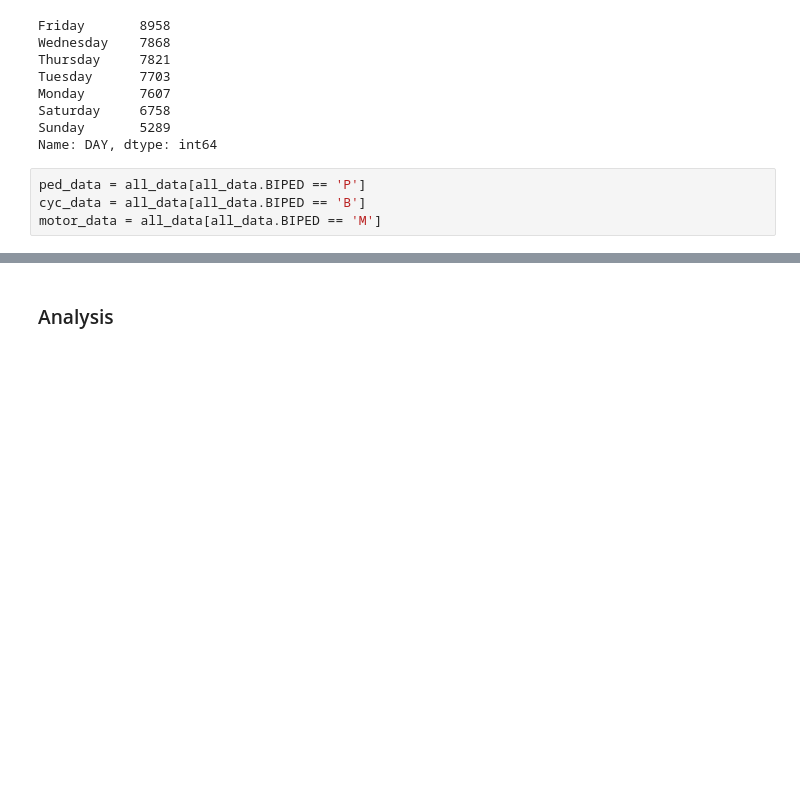
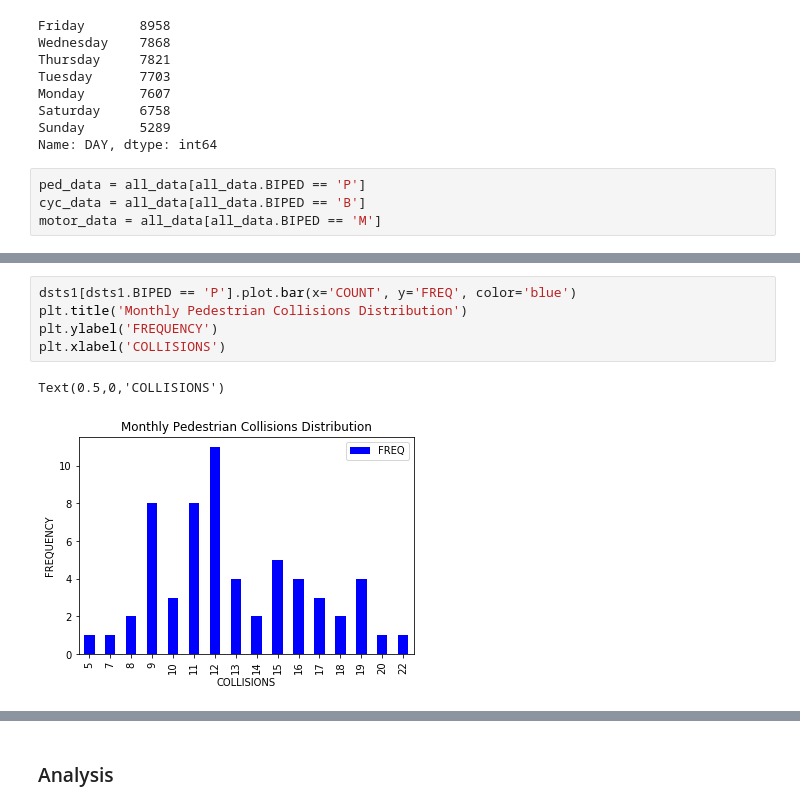
Before and after one commit to UNCG-CSE/GSBO_City_Collision_Data_Analysis, a Jupyter notebook: src/Pedestrian.ipynb, the cells around one changed output, grey strips where cells are left out. Saved outputs shown, nothing was run; the diff lists cells and outputs as text; blank space fills up the shorter version.

Commit message:
Update Pedestrian.ipynb
add statistics

```diff
--- a/src/Pedestrian.ipynb
+++ b/src/Pedestrian.ipynb
@@ -382,0 +452,8 @@ motor_data = all_data[all_data.BIPED == 'M']
+# %%
+dsts1[dsts1.BIPED == 'P'].plot.bar(x='COUNT', y='FREQ', color='blue')
+plt.title('Monthly Pedestrian Collisions Distribution')
+plt.ylabel('FREQUENCY')
+plt.xlabel('COLLISIONS')
+# %% [output]
+Text(0.5,0,'COLLISIONS')
+[figure, added]
```
Also changed, not shown: parts of 31 cells of this notebook.
